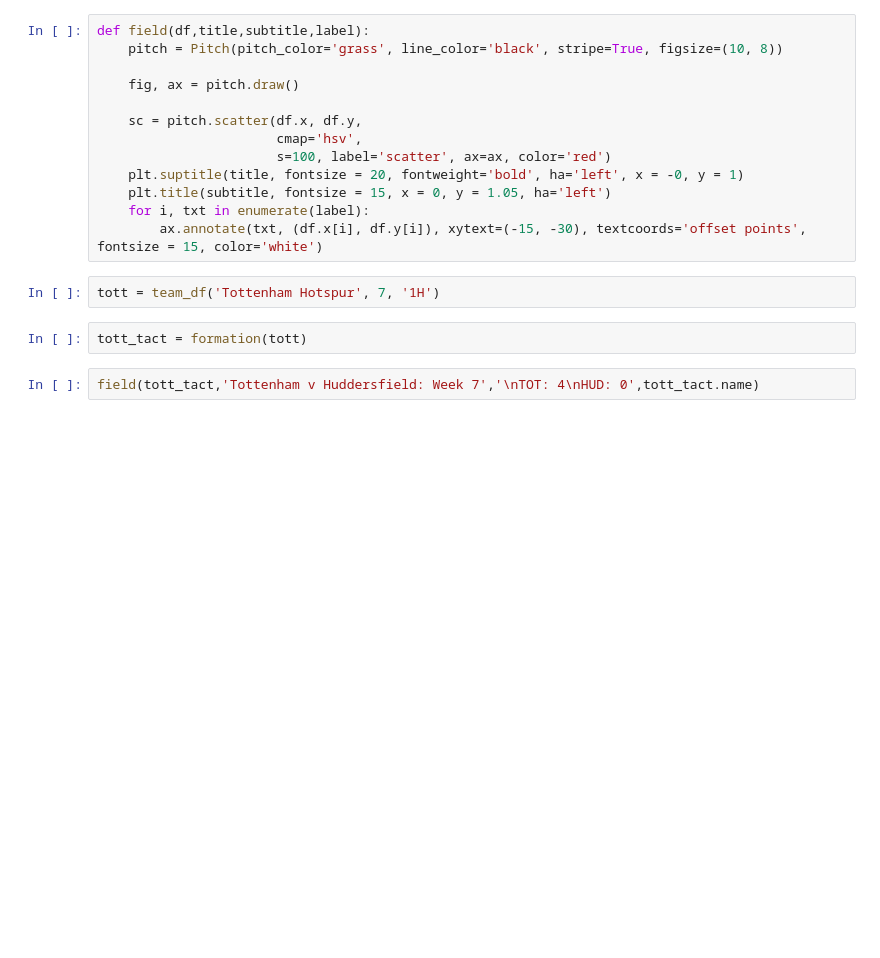
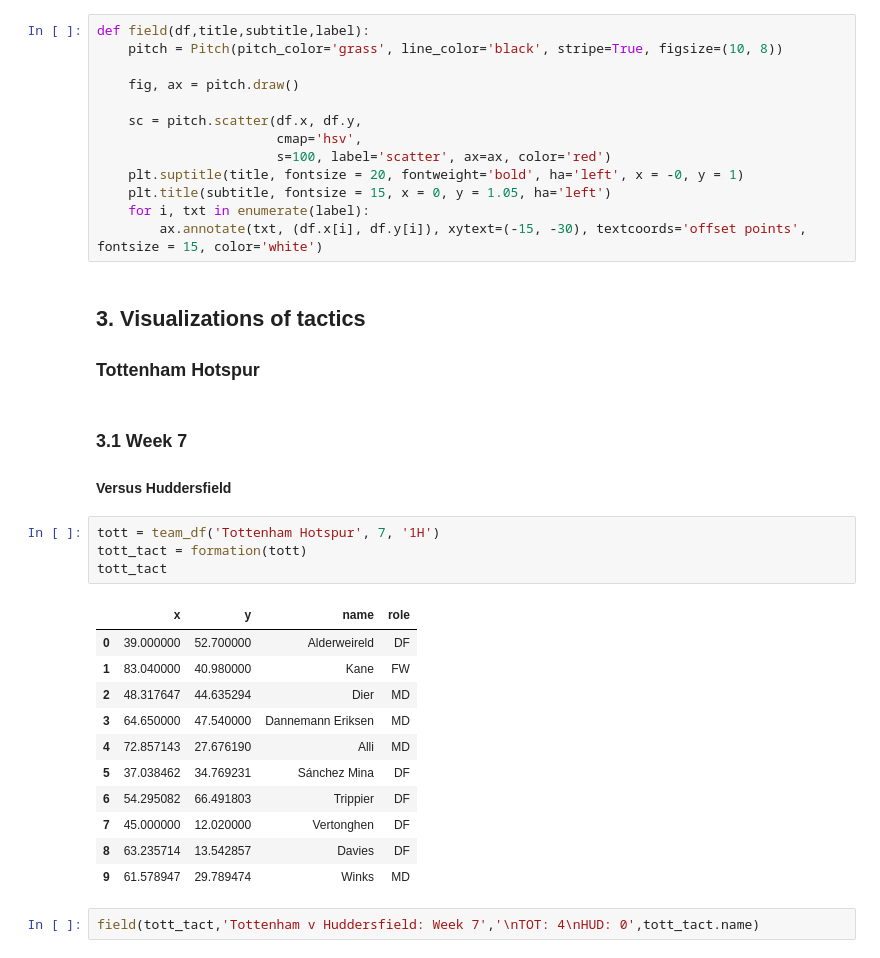
Before and after one commit to estieve/soccer_analysis, a Jupyter notebook: Visualization_simplified.ipynb, the cells around one changed output. Drawn from its saved outputs; the diff is of its cells as text; blank space fills up the shorter version.

```diff
--- a/Visualization_simplified.ipynb
+++ b/Visualization_simplified.ipynb
@@ -123,10 +143,28 @@ def field(df,title,subtitle,label):
     plt.title(subtitle, fontsize = 15, x = 0, y = 1.05, ha='left')
     for i, txt in enumerate(label):
         ax.annotate(txt, (df.x[i], df.y[i]), xytext=(-15, -30), textcoords='offset points', fontsize = 15, color='white')
+# %% [markdown]
+## 3. Visualizations of tactics
+### Tottenham Hotspur
+# %% [markdown]
+### 3.1 Week 7
+#### Versus Huddersfield
 # %%
 tott = team_df('Tottenham Hotspur', 7, '1H')
+tott_tact = formation(tott)
+tott_tact
+# %% [output]
+|  | x | y | name | role |
+| 0 | 39.000000 | 52.700000 | Alderweireld | DF |
+| 1 | 83.040000 | 40.980000 | Kane | FW |
+| 2 | 48.317647 | 44.635294 | Dier | MD |
+| 3 | 64.650000 | 47.540000 | Dannemann Eriksen | MD |
+| 4 | 72.857143 | 27.676190 | Alli | MD |
+| 5 | 37.038462 | 34.769231 | Sánchez Mina | DF |
+| 6 | 54.295082 | 66.491803 | Trippier | DF |
+| 7 | 45.000000 | 12.020000 | Vertonghen | DF |
+| 8 | 63.235714 | 13.542857 | Davies | DF |
+| 9 | 61.578947 | 29.789474 | Winks | MD |
-# %%
-tott_tact = formation(tott)
 # %%
 field(tott_tact,'Tottenham v Huddersfield: Week 7','\nTOT: 4\nHUD: 0',tott_tact.name)
 # %% [output]
```
Also changed, not shown: parts of 22 cells of this notebook.
